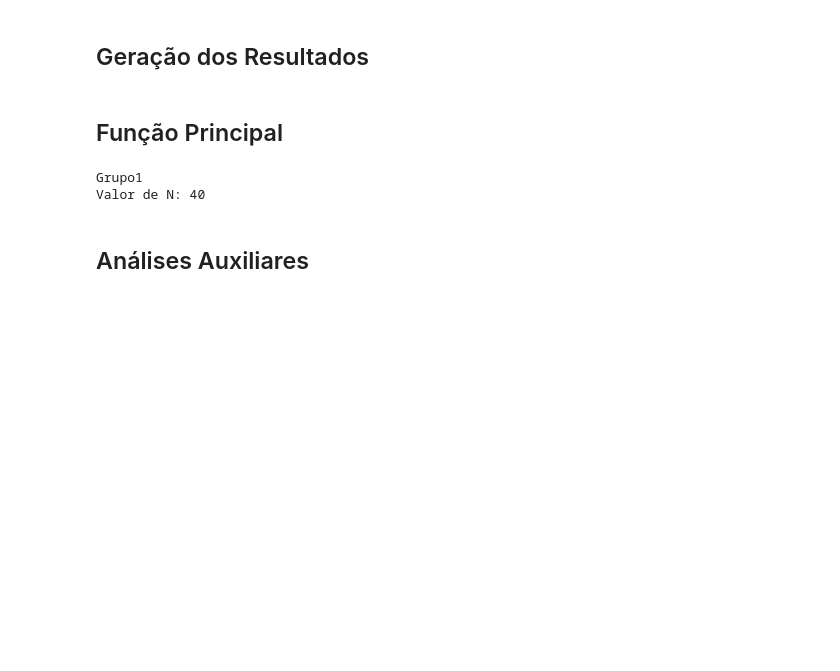
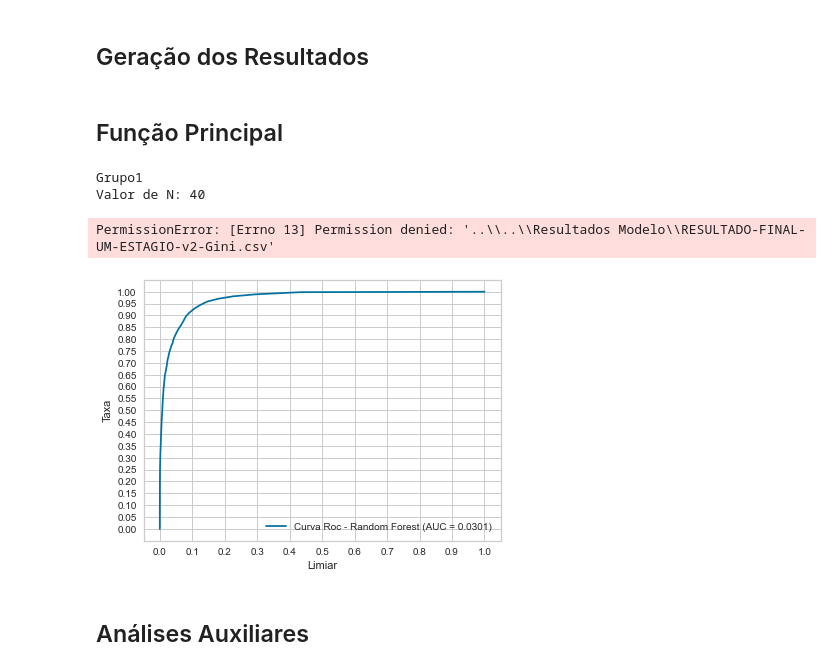
Before and after one commit to Pvlima019/DETECCAO-AUTOMATICA-DE-MOMENTOS-DE-GOL, a Jupyter notebook: Classificador Dois Estágios.ipynb, the cells around one changed output. Cells and saved outputs as stored; diff of their text form; code cells hidden in the pictures; blank space fills up the shorter version.

```diff
--- a/Classificador Dois Estágios.ipynb
+++ b/Classificador Dois Estágios.ipynb
@@ -235,13 +307,7 @@ def teste_perigo(N,predictorsTreinamento, classesTreinamento, predictorsTeste,th
 # %%
-from cProfile import label
-from sklearn import metrics
-from turtle import pos
-from matplotlib import pyplot
-from sklearn.metrics import RocCurveDisplay
-
-def roc_curve_plot(N,predictorsTreinamento, classesTreinamento, predictorsTeste, classes_teste, classificacaoPositiva, threshold):
+def multiple_roc_curve_plot(N,predictorsTreinamento, classesTreinamento, predictorsTeste, classes_teste, classificacaoPositiva, threshold):
         ##Cria o Random Forest e realiza o teste
-        random_forest = RandomForestClassifier(n_estimators=N,criterion='entropy',random_state=0, class_weight="balanced")
+        random_forest = RandomForestClassifier(n_estimators=N,criterion='gini',random_state=0, class_weight="balanced")
         random_forest.fit(predictorsTreinamento, classesTreinamento)
 
         predictions = random_forest.predict_proba(predictorsTeste)[:,0]
@@ -261,18 +434,12 @@ def roc_curve_plot(N,predictorsTreinamento, classesTreinamento, predictorsTeste,
 # %% [markdown]
 ## Geração dos Resultados
-# %%
-def median_filter(predictions, classificacaoPositiva, classificacaoNegativa):
-    #Aplica o Filtro de Mediana
-
-        return [classificacaoPositiva if x==0 else classificacaoNegativa for x in medfilt(predictions,kernel_size=1)]
-        # return [classificacaoPositiva if x==1 else classificacaoNegativa for x in medfilt(binary_preditction)]
 # %%
 
 def get_Results_One_stage(df_results, N, group_name, predictors_treinamento, classes_treinamento_gol, predictors_teste, classes_teste_gol):
         start_time = time.time()
-        predictions = teste_gol(N, predictors_treinamento, classes_treinamento_gol, predictors_teste,0.9)
+        predictions = teste_gol(N, predictors_treinamento, classes_treinamento_gol, predictors_teste,0.20)
         duration_first_stage = round(time.time() - start_time, 2)
-        # roc_curve_plot(N,predictions, classes_teste_gol,'Gol')
+        roc_curve_plot(N,predictors_treinamento, classes_treinamento_gol,predictors_teste, classes_teste_gol,'Gol')
 
         predictions_after_filter =  median_filter(predictions, 'Gol', 'Não Gol')
 
@@ -405,12 +532,12 @@ def get_Results(features_in_group, group_name, moments_treinamento, moments_test
 
 
         print('Valor de N: %d ' % (N))
-        # df_results_one_stage = get_Results_One_stage(df_results_one_stage, N, group_name, predictors_treinamento, classes_treinamento_gol, predictors_teste, classes_teste_gol)
-        df_results_two_stages = get_Results_Two_Stages(df_results_two_stages, features_in_group, N, group_name, predictors_treinamento, classes_treinamento_perigo, classes_treinamento_gol, predictors_teste, classes_teste_perigo, classes_teste_gol)
+        df_results_one_stage = get_Results_One_stage(df_results_one_stage, N, group_name, predictors_treinamento, classes_treinamento_gol, predictors_teste, classes_teste_gol)
+        # df_results_two_stages = get_Results_Two_Stages(df_results_two_stages, features_in_group, N, group_name, predictors_treinamento, classes_treinamento_perigo, classes_treinamento_gol, predictors_teste, classes_teste_perigo, classes_teste_gol)
 
 
-    # df_results_one_stage = df_results_one_stage[["Assertividade Total", "Verdadeiro Positivo","Verdadeiro Negativo","Falso Positivo","Falso Negativo","Tempo(s)",  "N", "Grupo"]]
-    df_results_two_stages = df_results_two_stages[["Assertividade Total - Primeiro Estagio", "Verdadeiro Positivo - Primeiro Estagio","Verdadeiro Negativo - Primeiro Estagio","Falso Positivo - Primeiro Estagio","Falso Negativo - Primeiro Estagio","Tempo(s) - Primeiro Estagio","Assertividade Total - Segundo Estagio", "Verdadeiro Positivo - Segundo Estagio","Verdadeiro Negativo - Segundo Estagio","Falso Positivo - Segundo Estagio","Falso Negativo - Segundo Estagio","Tempo(s) - Segundo Estagio", "N", "Grupo"]]
+    df_results_one_stage = df_results_one_stage[["Assertividade Total", "Verdadeiro Positivo","Verdadeiro Negativo","Falso Positivo","Falso Negativo","Tempo(s)",  "N", "Grupo"]]
+    # df_results_two_stages = df_results_two_stages[["Assertividade Total - Primeiro Estagio", "Verdadeiro Positivo - Primeiro Estagio","Verdadeiro Negativo - Primeiro Estagio","Falso Positivo - Primeiro Estagio","Falso Negativo - Primeiro Estagio","Tempo(s) - Primeiro Estagio","Assertividade Total - Segundo Estagio", "Verdadeiro Positivo - Segundo Estagio","Verdadeiro Negativo - Segundo Estagio","Falso Positivo - Segundo Estagio","Falso Negativo - Segundo Estagio","Tempo(s) - Segundo Estagio", "N", "Grupo"]]
     return [df_results_one_stage, df_results_two_stages]
 # %% [markdown]
 ## Função Principal
@@ -431,37 +558,39 @@ set_config_teste = set_config_teste()
 # all_moments_teste = pd.DataFrame()
 # all_moments_teste = import_database(set_config_teste)
 
 ###########################################################################################
 
 # Caminhos dos Arquivos de Grupo de Atributo
 feature_group_paths = set_feature_group_paths()
 
 ###########################################################################################
 
 
 final_result_one_stage = pd.DataFrame()
 final_result_two_stage = pd.DataFrame()
 for feature_group_path in feature_group_paths:
 
     clear_output(wait=True)
     group_name = feature_group_path.split('\\')[-1].replace(".dat", "")
     print(group_name)
 
     features_in_group = loadtxt(feature_group_path, comments="#", delimiter='\n', dtype=str, ndmin=1)
 
 ####################################### GERAR CSV DE RESULTADOS de Perigo ################################
 
     [group_result_one_stage, group_result_two_stages] = get_Results(features_in_group, group_name, all_moments_treinamento, all_moments_teste)
 
-    # final_result_one_stage = pd.concat([final_result_one_stage, group_result_one_stage], axis=0, ignore_index=True)
-    final_result_two_stage = pd.concat([final_result_two_stage, group_result_two_stages], axis=0, ignore_index=True)
+    final_result_one_stage = pd.concat([final_result_one_stage, group_result_one_stage], axis=0, ignore_index=True)
+    # final_result_two_stage = pd.concat([final_result_two_stage, group_result_two_stages], axis=0, ignore_index=True)
 
 
-# final_result_one_stage.to_csv( "..\\..\\Resultados Modelo\\RESULTADO-FINAL-UM-ESTAGIO-v2-Entropia.csv", index=False, sep=';')
-final_result_two_stage.to_csv( "..\\..\\Resultados Modelo\\RESULTADO-FINAL-DOIS-ESTAGIOS-v2-Entropia.csv", index=False, sep=';', decimal=',',float_format='%.3f')
+final_result_one_stage.to_csv( "..\\..\\Resultados Modelo\\RESULTADO-FINAL-UM-ESTAGIO-v2-Gini.csv", index=False, sep=';')
+# final_result_two_stage.to_csv( "..\\..\\Resultados Modelo\\RESULTADO-FINAL-DOIS-ESTAGIOS-v2-Gini.csv", index=False, sep=';', decimal=',',float_format='%.3f')
 # %% [output]
 Grupo1
 Valor de N: 40
+PermissionError: [Errno 13] Permission denied: '..\\..\\Resultados Modelo\\RESULTADO-FINAL-UM-ESTAGIO-v2-Gini.csv'
+[figure, added]
 # %%
 # final_result_one_stage.to_csv( "..\\..\\Resultados Modelo\\RESULTADO-FINAL-UM-ESTAGIO.csv", index=False, sep=';')
 # final_result_two_stage.to_csv( "..\\..\\Resultados Modelo\\RESULTADO-FINAL-DOIS-ESTAGIOS.csv", index=False, sep=';')
```
Also changed, not shown: parts of 18 cells of this notebook.
